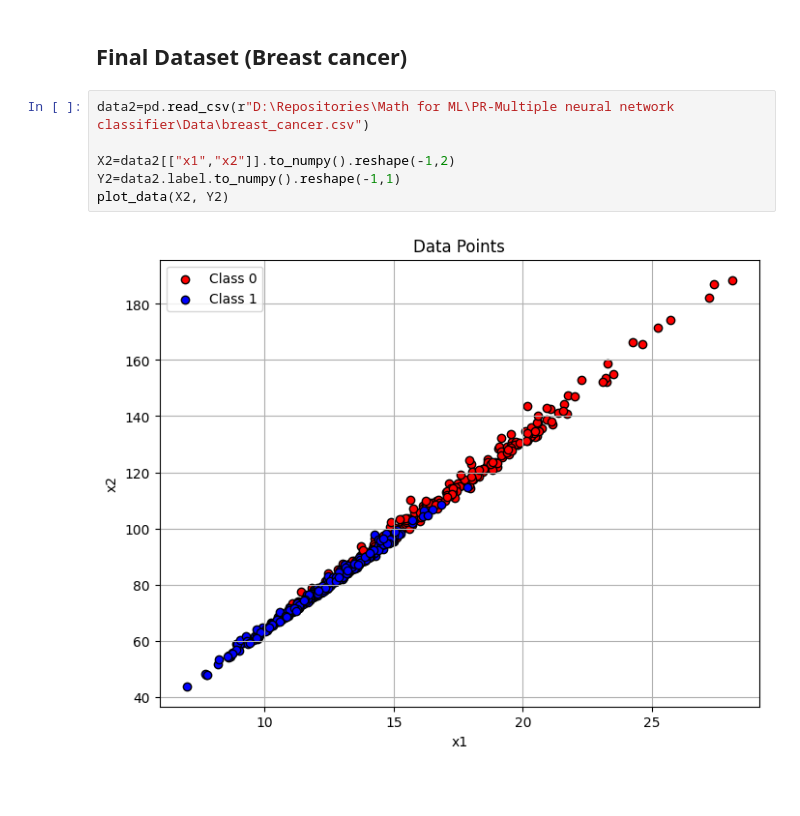
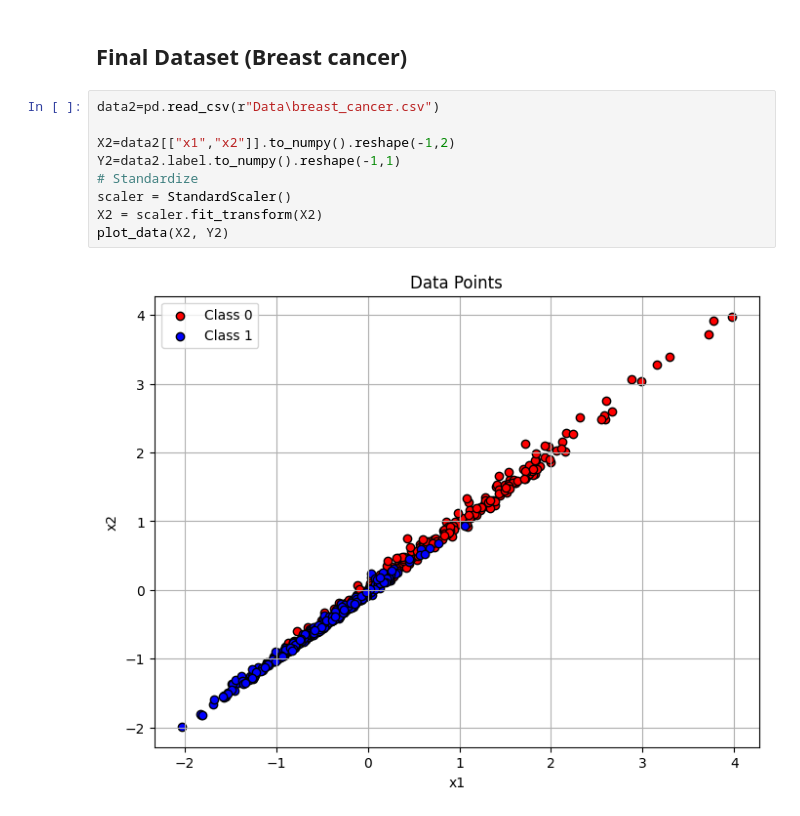
Before and after one commit to GitHunter-ai/Math-For-ML-Projects, a Jupyter notebook: Multiple neural network classifier/Notebook/l.ipynb, the cells around one changed output. Drawn from its saved outputs; the diff is of its cells as text; blank space fills up the shorter version.

```diff
--- a/Multiple neural network classifier/Notebook/l.ipynb
+++ b/Multiple neural network classifier/Notebook/l.ipynb
@@ -126,13 +120,16 @@ Test Accuracy: 65.00%
 # %% [markdown]
 ## Final Dataset (Breast cancer)
 # %%
-data2=pd.read_csv(r"D:\Repositories\Math for ML\PR-Multiple neural network classifier\Data\breast_cancer.csv")
+data2=pd.read_csv(r"Data\breast_cancer.csv")
 
 X2=data2[["x1","x2"]].to_numpy().reshape(-1,2)
 Y2=data2.label.to_numpy().reshape(-1,1)
+# Standardize
+scaler = StandardScaler()
+X2 = scaler.fit_transform(X2)
 plot_data(X2, Y2)
 # %% [output]
-[figure, old version]
+[figure, new version]
 # %%
 
 # Train/test split
```
Also changed, not shown: parts of 5 cells of this notebook, 5 other files.
